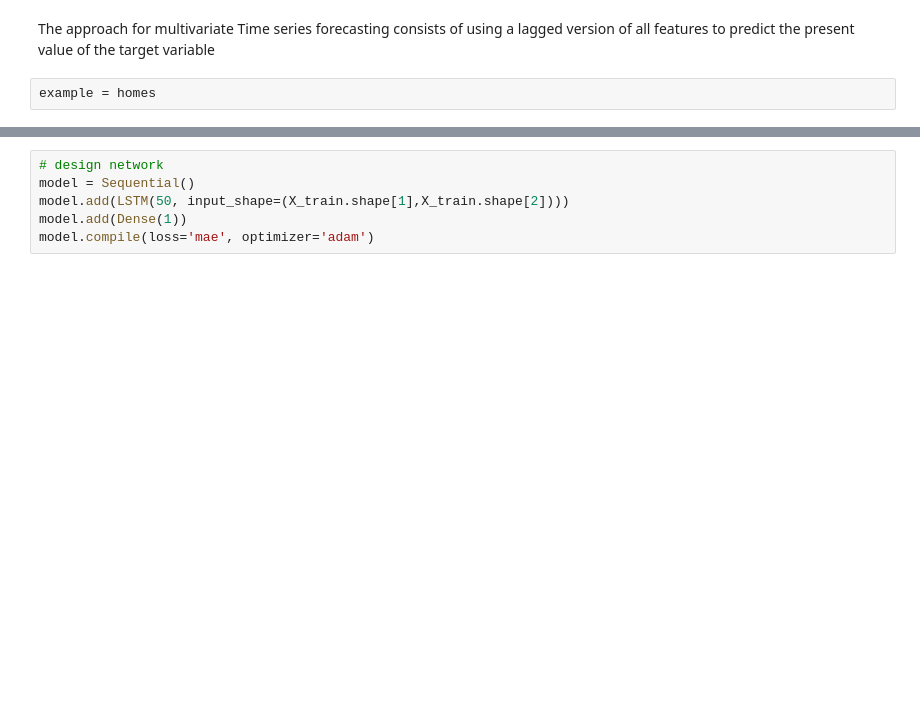
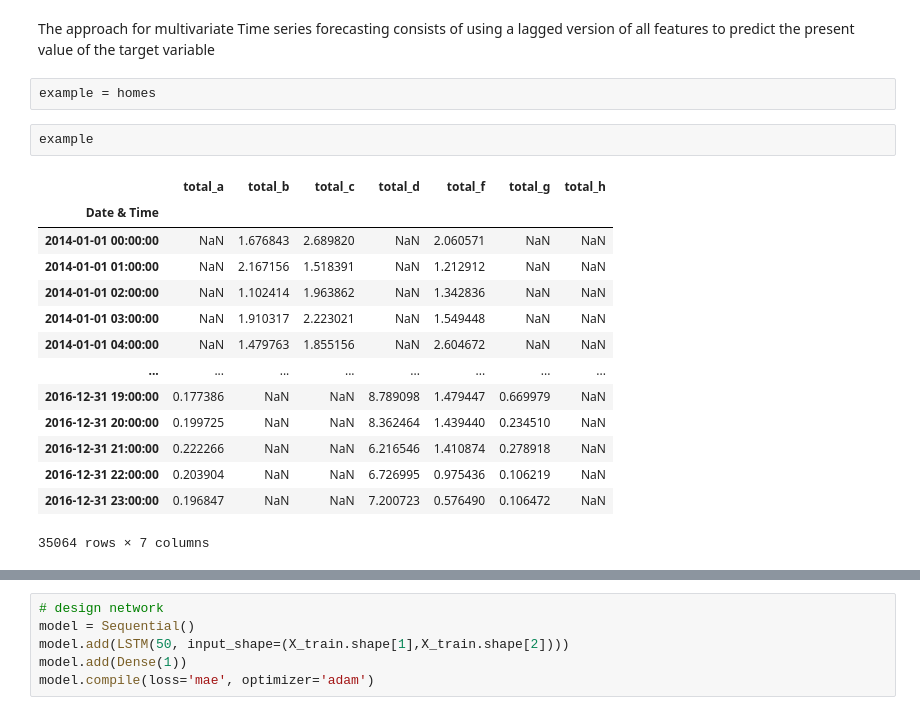
Before and after one commit to danbm94/masterthesis, a Jupyter notebook: flwer_smart.ipynb, the cells around one changed output, grey strips where cells are left out. Drawn from its saved outputs; the diff is of its cells as text; blank space fills up the shorter version.

```diff
--- a/flwer_smart.ipynb
+++ b/flwer_smart.ipynb
@@ -229,6 +230,23 @@ plt.show()
 The approach for multivariate Time series forecasting consists of using a lagged version of all features to predict the present value of the target variable
 # %%
 example = homes
+# %%
+example
+# %% [output]
+|  | total_a | total_b | total_c | total_d | total_f | total_g | total_h |
+| Date & Time |  |  |  |  |  |  |  |
+| 2014-01-01 00:00:00 | NaN | 1.676843 | 2.689820 | NaN | 2.060571 | NaN | NaN |
+| 2014-01-01 01:00:00 | NaN | 2.167156 | 1.518391 | NaN | 1.212912 | NaN | NaN |
+| 2014-01-01 02:00:00 | NaN | 1.102414 | 1.963862 | NaN | 1.342836 | NaN | NaN |
+| 2014-01-01 03:00:00 | NaN | 1.910317 | 2.223021 | NaN | 1.549448 | NaN | NaN |
+| 2014-01-01 04:00:00 | NaN | 1.479763 | 1.855156 | NaN | 2.604672 | NaN | NaN |
+| ... | ... | ... | ... | ... | ... | ... | ... |
+| 2016-12-31 19:00:00 | 0.177386 | NaN | NaN | 8.789098 | 1.479447 | 0.669979 | NaN |
+| 2016-12-31 20:00:00 | 0.199725 | NaN | NaN | 8.362464 | 1.439440 | 0.234510 | NaN |
+| 2016-12-31 21:00:00 | 0.222266 | NaN | NaN | 6.216546 | 1.410874 | 0.278918 | NaN |
+| 2016-12-31 22:00:00 | 0.203904 | NaN | NaN | 6.726995 | 0.975436 | 0.106219 | NaN |
+| 2016-12-31 23:00:00 | 0.196847 | NaN | NaN | 7.200723 | 0.576490 | 0.106472 | NaN |
+35064 rows × 7 columns
 # %%
 values = example.values
 values = values.astype('float32')
```
Also changed, not shown: parts of 22 cells of this notebook.
